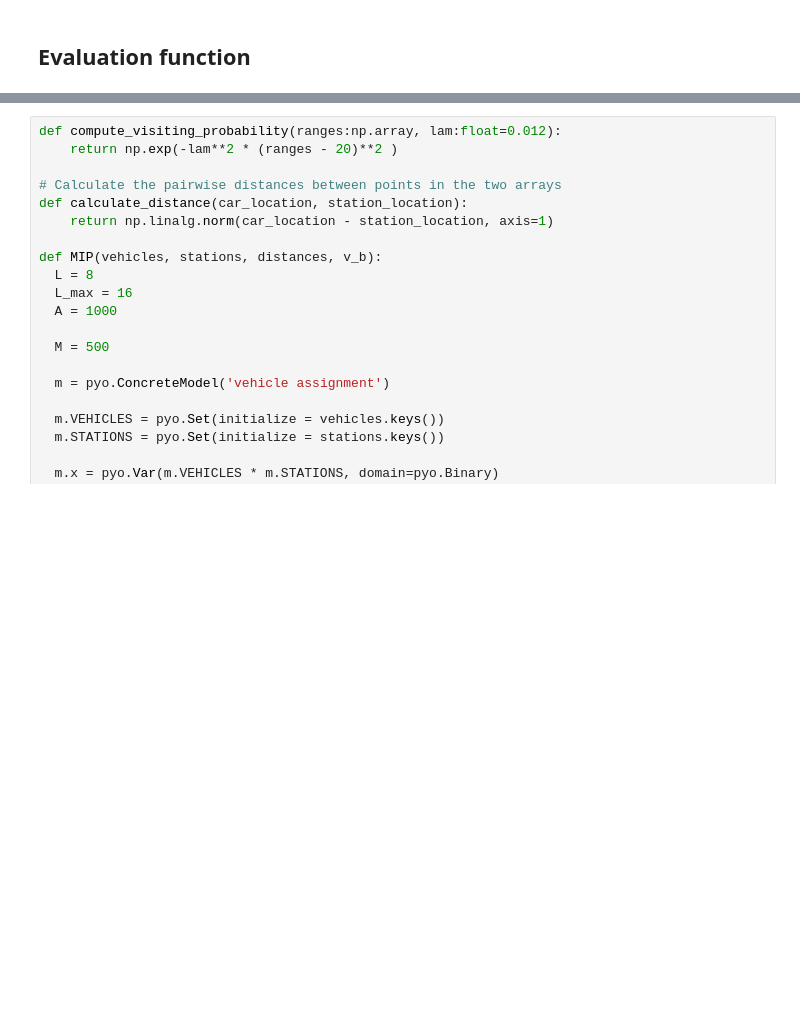
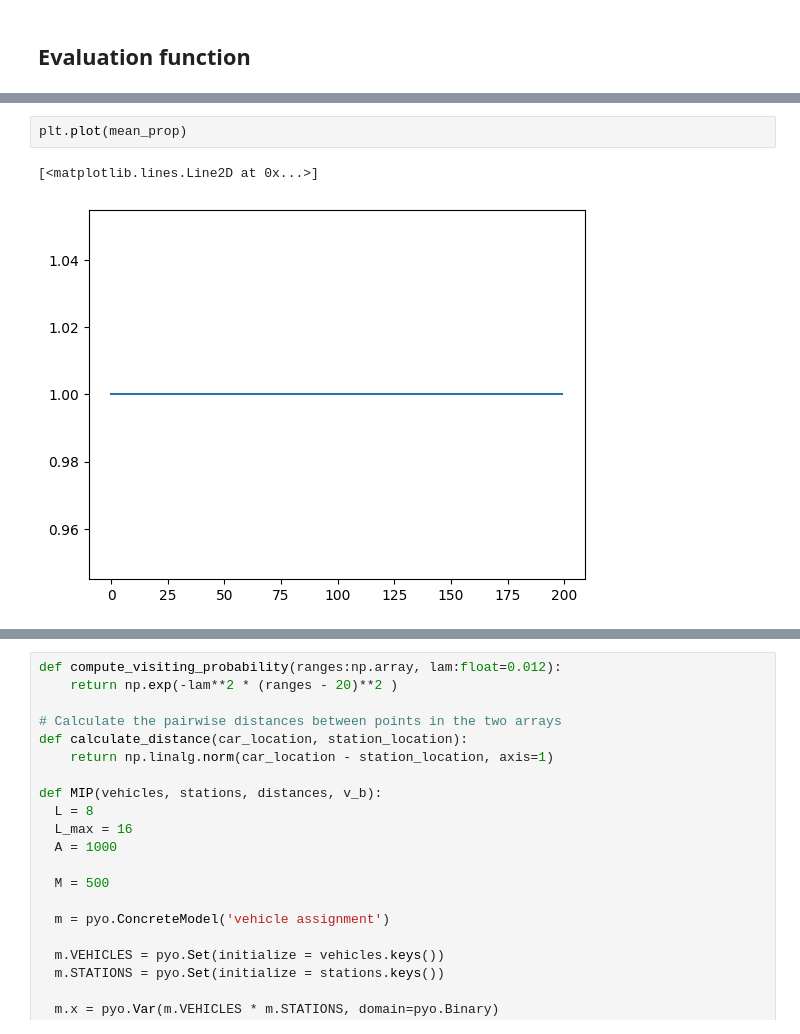
Before and after one commit to ikerforce/mopta, a Jupyter notebook: src/PSO_KNN.ipynb, the cells around one changed output, grey strips where cells are left out. Saved outputs shown, nothing was run; the diff lists cells and outputs as text; blank space fills up the shorter version.

```diff
--- a/src/PSO_KNN.ipynb
+++ b/src/PSO_KNN.ipynb
@@ -165,0 +318,5 @@ samples = get_samples()
+# %%
+plt.plot(mean_prop)
+# %% [output]
+[<matplotlib.lines.Line2D at 0x...>]
+[figure, added]
```
Also changed, not shown: parts of 19 cells of this notebook.
